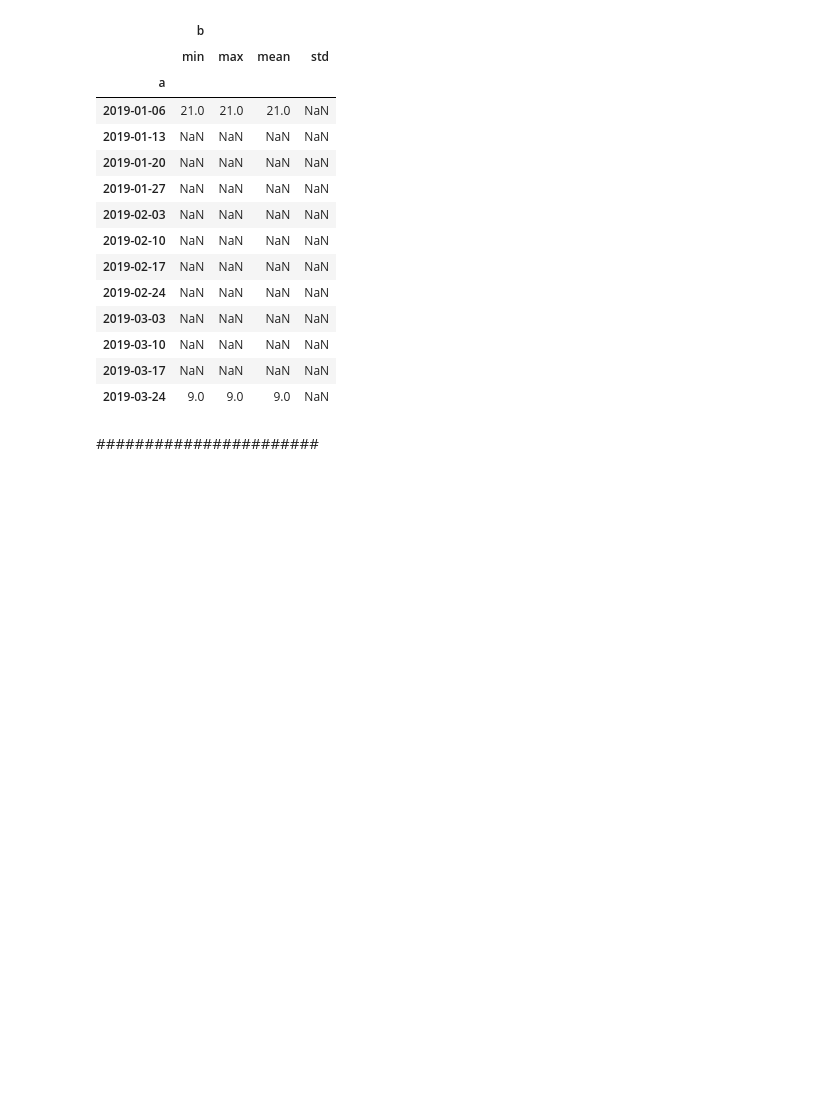
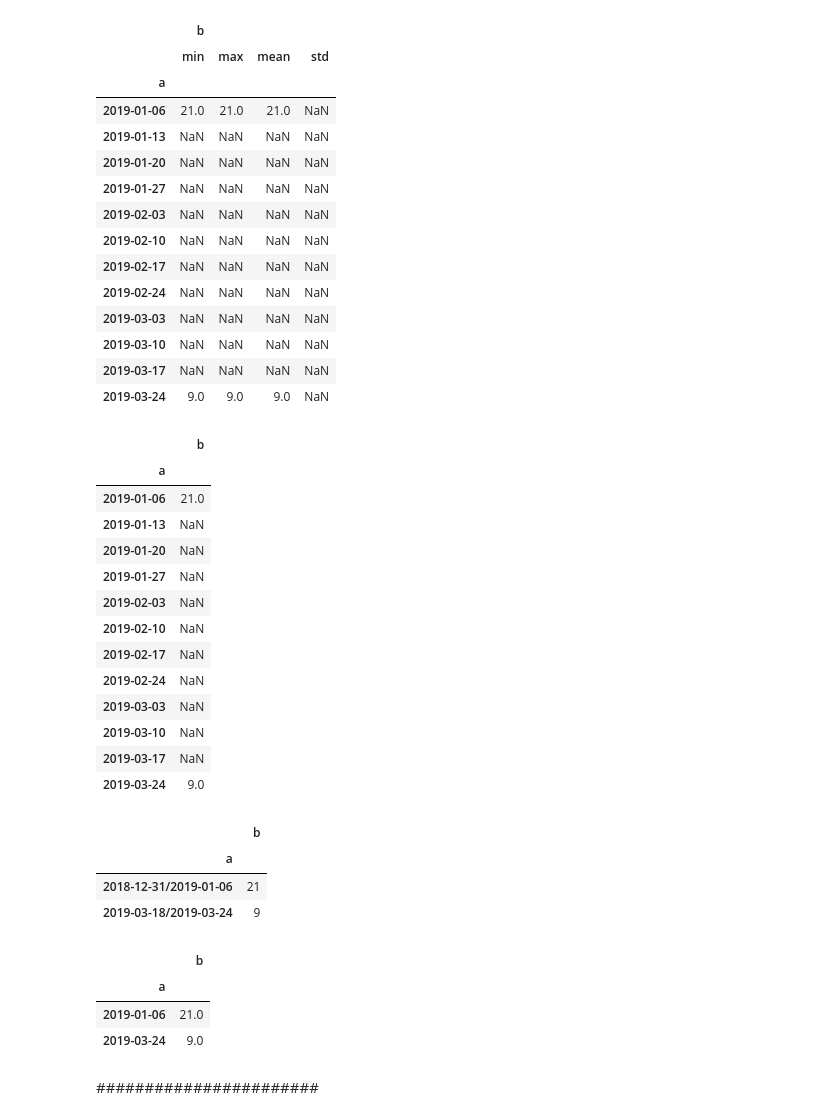
Before and after one commit to Jackgmlin/pandas-notes, a Jupyter notebook: pandas-api.ipynb, the cells around one changed output. Saved outputs shown, nothing was run; the diff lists cells and outputs as text; code cells hidden in the pictures; blank space fills up the shorter version.

Commit message:
resample vs downsample

```diff
--- a/pandas-api.ipynb
+++ b/pandas-api.ipynb
@@ -1135,6 +1265,38 @@ df.resample('W').agg(['min','max','mean','std'])
 | 2019-03-10 | NaN | NaN | NaN | NaN |
 | 2019-03-17 | NaN | NaN | NaN | NaN |
 | 2019-03-24 | 9.0 | 9.0 | 9.0 | NaN |
+# %%
+df.resample('W').mean()
+# %% [output]
+|  | b |
+| a |  |
+| 2019-01-06 | 21.0 |
+| 2019-01-13 | NaN |
+| 2019-01-20 | NaN |
+| 2019-01-27 | NaN |
+| 2019-02-03 | NaN |
+| 2019-02-10 | NaN |
+| 2019-02-17 | NaN |
+| 2019-02-24 | NaN |
+| 2019-03-03 | NaN |
+| 2019-03-10 | NaN |
+| 2019-03-17 | NaN |
+| 2019-03-24 | 9.0 |
+# %%
+df.groupby(df.index.to_period('W')).mean()
+# %% [output]
+|  | b |
+| a |  |
+| 2018-12-31/2019-01-06 | 21 |
+| 2019-03-18/2019-03-24 | 9 |
+# %%
+# convert the result of resample to downsampling
+df.resample('W').mean().dropna()
+# %% [output]
+|  | b |
+| a |  |
+| 2019-01-06 | 21.0 |
+| 2019-03-24 | 9.0 |
 # %% [markdown]
 #######################
 # %%
```
Also changed, not shown: parts of 19 cells of this notebook.
